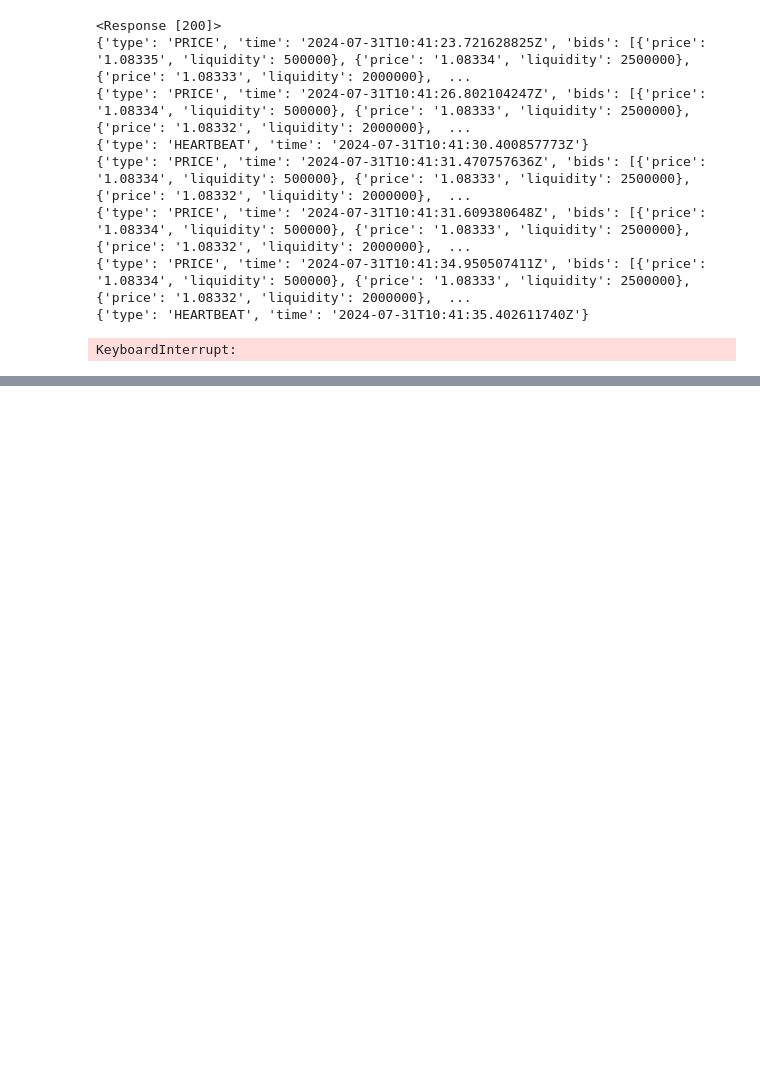
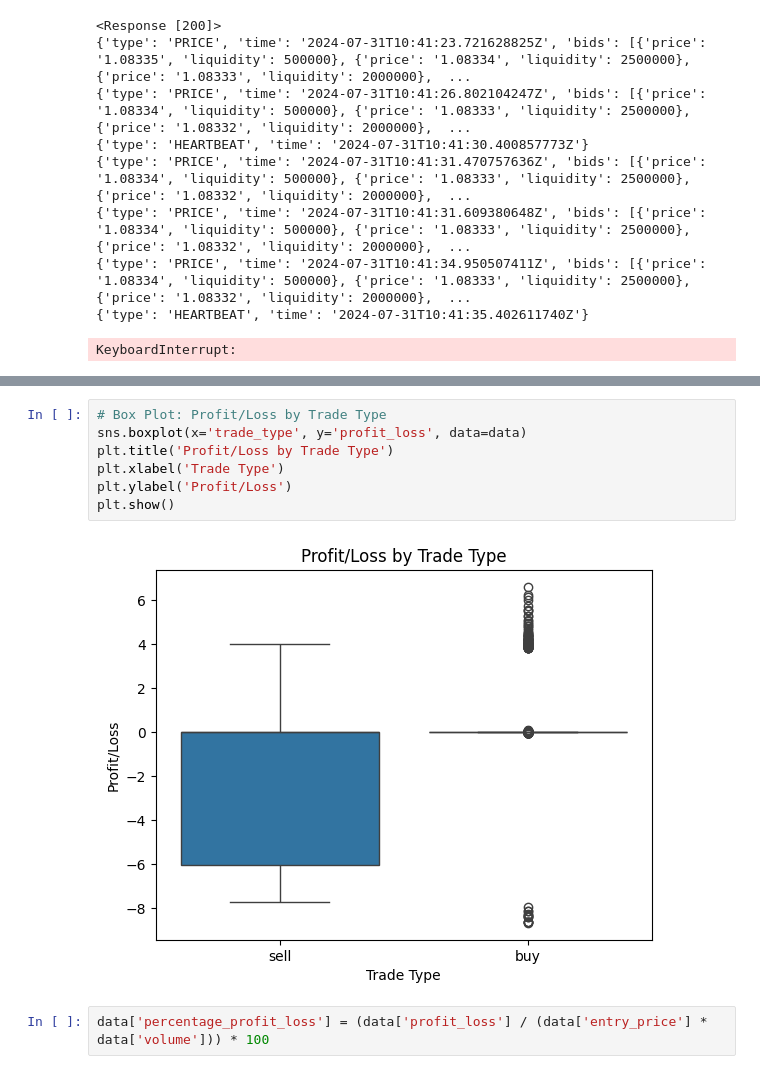
Before and after one commit to Sammyadj/forex_portfolio, a Jupyter notebook: frontend/project workflow.ipynb, the cells around one changed output, grey strips where cells are left out. Drawn from its saved outputs; the diff is of its cells as text; blank space fills up the shorter version.

```diff
--- a/frontend/project workflow.ipynb
+++ b/frontend/project workflow.ipynb
@@ -108,0 +165,11 @@ KeyboardInterrupt:
+# %%
+# Box Plot: Profit/Loss by Trade Type
+sns.boxplot(x='trade_type', y='profit_loss', data=data)
+plt.title('Profit/Loss by Trade Type')
+plt.xlabel('Trade Type')
+plt.ylabel('Profit/Loss')
+plt.show()
+# %% [output]
+[figure, added]
+# %%
+data['percentage_profit_loss'] = (data['profit_loss'] / (data['entry_price'] * data['volume'])) * 100
```
Also changed, not shown: parts of 10 cells of this notebook, 31 other files.
